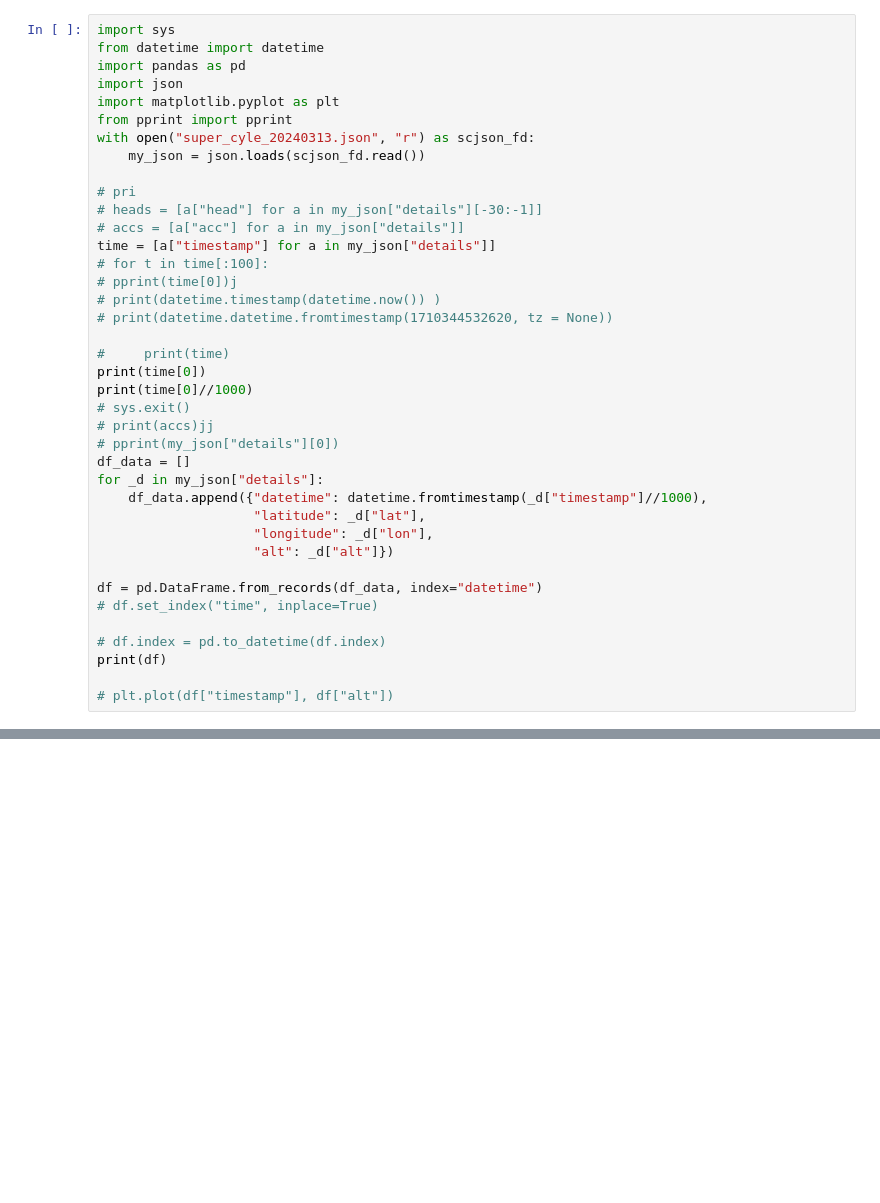
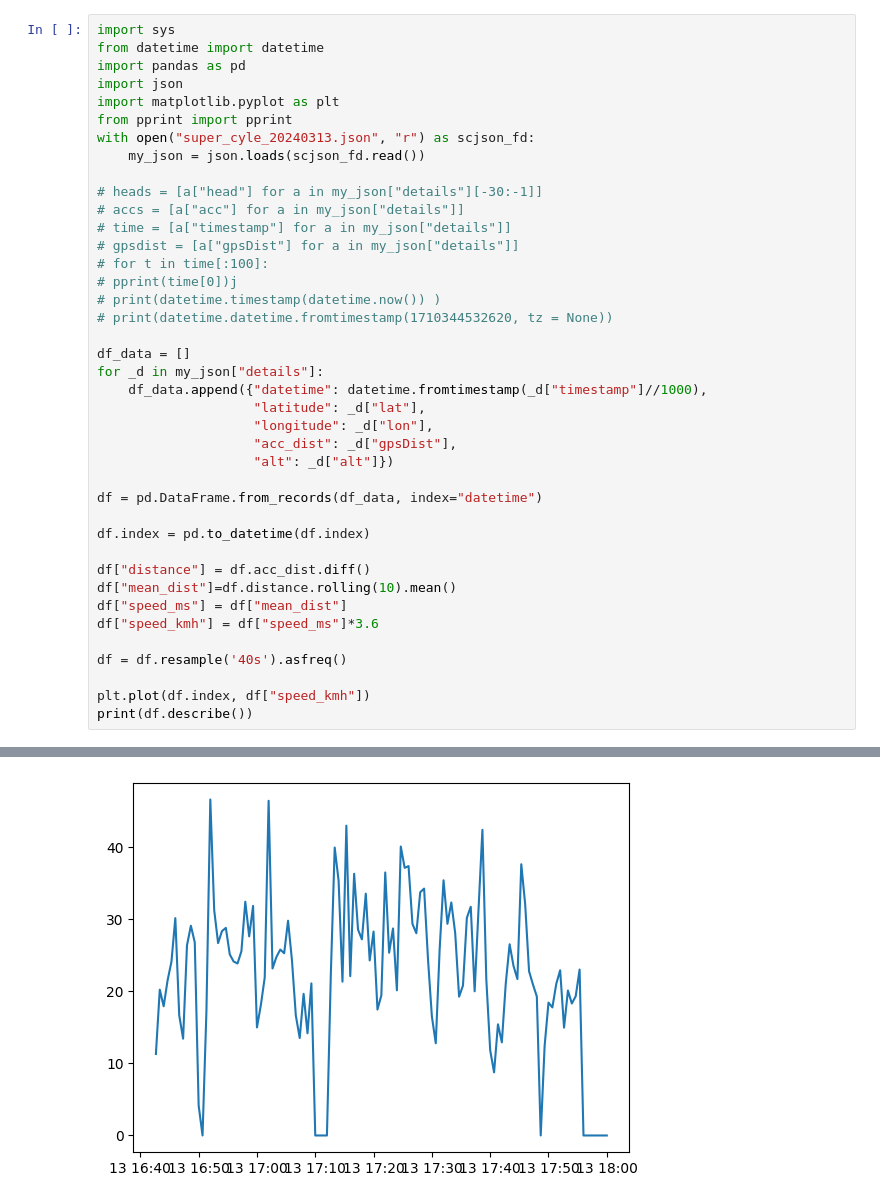
Before and after one commit to RichardHitier/visu-velo, a Jupyter notebook: notebooks/ReadSuperCycle.ipynb, the cells around one changed output, grey strips where cells are left out. Drawn from its saved outputs; the diff is of its cells as text; blank space fills up the shorter version.

```diff
--- a/notebooks/ReadSuperCycle.ipynb
+++ b/notebooks/ReadSuperCycle.ipynb
@@ -8,33 +8,34 @@ from pprint import pprint
 with open("super_cyle_20240313.json", "r") as scjson_fd:
     my_json = json.loads(scjson_fd.read())
 
-# pri
 # heads = [a["head"] for a in my_json["details"][-30:-1]]
 # accs = [a["acc"] for a in my_json["details"]]
-time = [a["timestamp"] for a in my_json["details"]]
+# time = [a["timestamp"] for a in my_json["details"]]
+# gpsdist = [a["gpsDist"] for a in my_json["details"]]
 # for t in time[:100]:
 # pprint(time[0])j
 # print(datetime.timestamp(datetime.now()) )
 # print(datetime.datetime.fromtimestamp(1710344532620, tz = None))
 
-#     print(time)
-print(time[0])
-print(time[0]//1000)
-# sys.exit()
-# print(accs)jj
-# pprint(my_json["details"][0])
 df_data = []
 for _d in my_json["details"]:
     df_data.append({"datetime": datetime.fromtimestamp(_d["timestamp"]//1000),
                     "latitude": _d["lat"],
                     "longitude": _d["lon"],
+                    "acc_dist": _d["gpsDist"],
                     "alt": _d["alt"]})
 
 df = pd.DataFrame.from_records(df_data, index="datetime")
-# df.set_index("time", inplace=True)
 
-# df.index = pd.to_datetime(df.index)
-print(df)
+df.index = pd.to_datetime(df.index)
 
-# plt.plot(df["timestamp"], df["alt"])
+df["distance"] = df.acc_dist.diff()
+df["mean_dist"]=df.distance.rolling(10).mean()
+df["speed_ms"] = df["mean_dist"]
+df["speed_kmh"] = df["speed_ms"]*3.6
+
+df = df.resample('40s').asfreq()
+
+plt.plot(df.index, df["speed_kmh"])
+print(df.describe())
 # %% [output]
@@ -57,0 +61 @@ datetime
+[figure, added]
```
Also changed, not shown: parts of 1 cell of this notebook.
